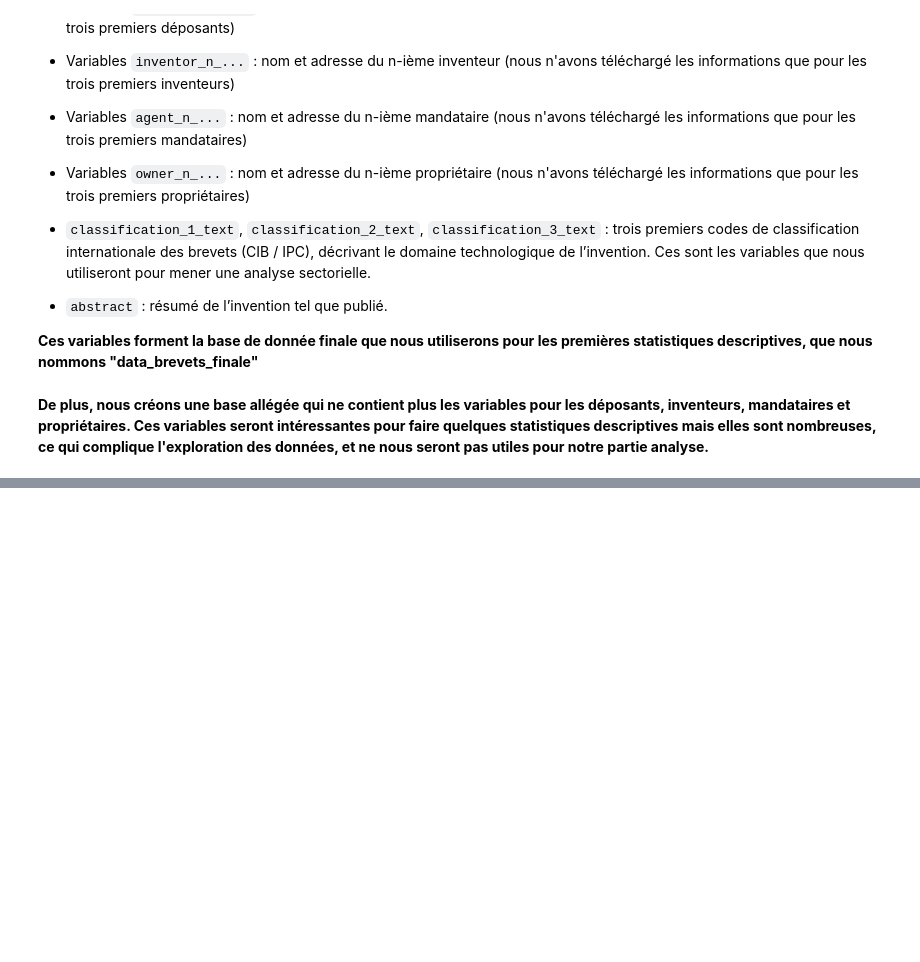
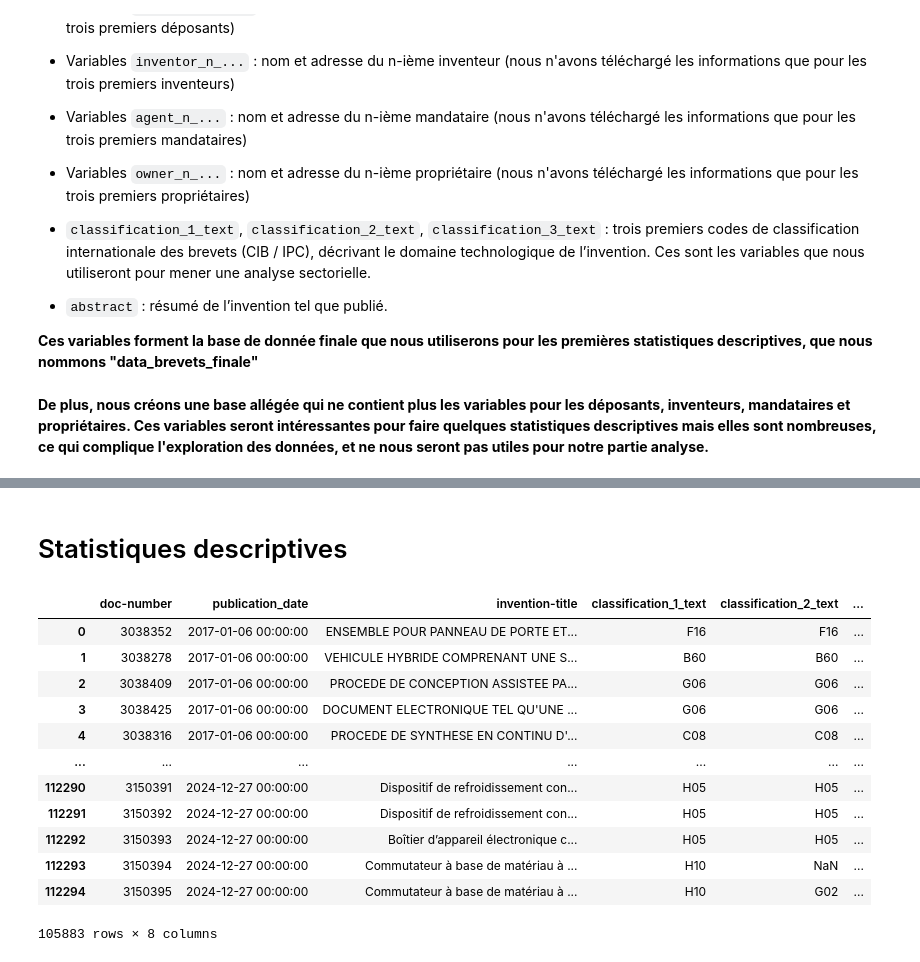
Before and after one commit to IrisLaf/Depots-de-brevets-et-marches-financiers, a Jupyter notebook: Cleaning_V2.ipynb, the cells around one changed output, grey strips where cells are left out. Saved outputs shown, nothing was run; the diff lists cells and outputs as text; code cells hidden in the pictures; blank space fills up the shorter version.

```diff
--- a/Cleaning_V2.ipynb
+++ b/Cleaning_V2.ipynb
@@ -425,3 +425,26 @@ data_brevets_light.head(5)
 | 2 | 3038409 | 2017-01-06 00:00:00 | PROCEDE DE CONCEPTION ASSISTEE PA... | G06F 17/50 20060101AFI20150701BHF... | G06F 17/11 20060101ALI20150701BHF... | ... |
 | 3 | 3038425 | 2017-01-06 00:00:00 | DOCUMENT ELECTRONIQUE TEL QU'UNE ... | G06K 19/077 20060101AFI20150630BH... | G06K 19/02 20060101ALI20150630BHF... | ... |
 | 4 | 3038316 | 2017-01-06 00:00:00 | PROCEDE DE SYNTHESE EN CONTINU D'... | C08C 19/44 20060101AFI20150702BHF... | C08C 19/25 20060101ALI20150702BHF... | ... |
+# %% [markdown]
+# Statistiques descriptives
+# %%
+# Garder que les quatre premiers termes de la classification
+cols_classif = ["classification_1_text", "classification_2_text", "classification_3_text"]
+
+for col in cols_classif:
+    data_brevets_light[col] = data_brevets_light[col].str.extract(r"^([A-Z]\d{2})")
+data_brevets_light
+# %% [output]
+|  | doc-number | publication_date | invention-title | classification_1_text | classification_2_text | ... |
+| 0 | 3038352 | 2017-01-06 00:00:00 | ENSEMBLE POUR PANNEAU DE PORTE ET... | F16 | F16 | ... |
+| 1 | 3038278 | 2017-01-06 00:00:00 | VEHICULE HYBRIDE COMPRENANT UNE S... | B60 | B60 | ... |
+| 2 | 3038409 | 2017-01-06 00:00:00 | PROCEDE DE CONCEPTION ASSISTEE PA... | G06 | G06 | ... |
+| 3 | 3038425 | 2017-01-06 00:00:00 | DOCUMENT ELECTRONIQUE TEL QU'UNE ... | G06 | G06 | ... |
+| 4 | 3038316 | 2017-01-06 00:00:00 | PROCEDE DE SYNTHESE EN CONTINU D'... | C08 | C08 | ... |
+| ... | ... | ... | ... | ... | ... | ... |
+| 112290 | 3150391 | 2024-12-27 00:00:00 | Dispositif de refroidissement con... | H05 | H05 | ... |
+| 112291 | 3150392 | 2024-12-27 00:00:00 | Dispositif de refroidissement con... | H05 | H05 | ... |
+| 112292 | 3150393 | 2024-12-27 00:00:00 | Boîtier d’appareil électronique c... | H05 | H05 | ... |
+| 112293 | 3150394 | 2024-12-27 00:00:00 | Commutateur à base de matériau à ... | H10 | NaN | ... |
+| 112294 | 3150395 | 2024-12-27 00:00:00 | Commutateur à base de matériau à ... | H10 | G02 | ... |
+105883 rows × 8 columns
```
Also changed, not shown: parts of 7 cells of this notebook.
